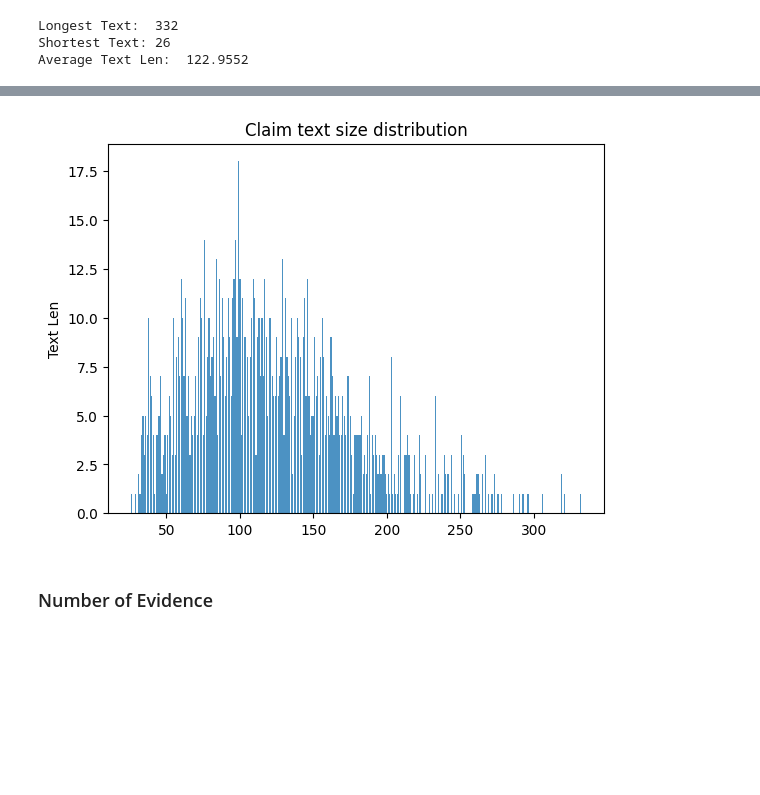
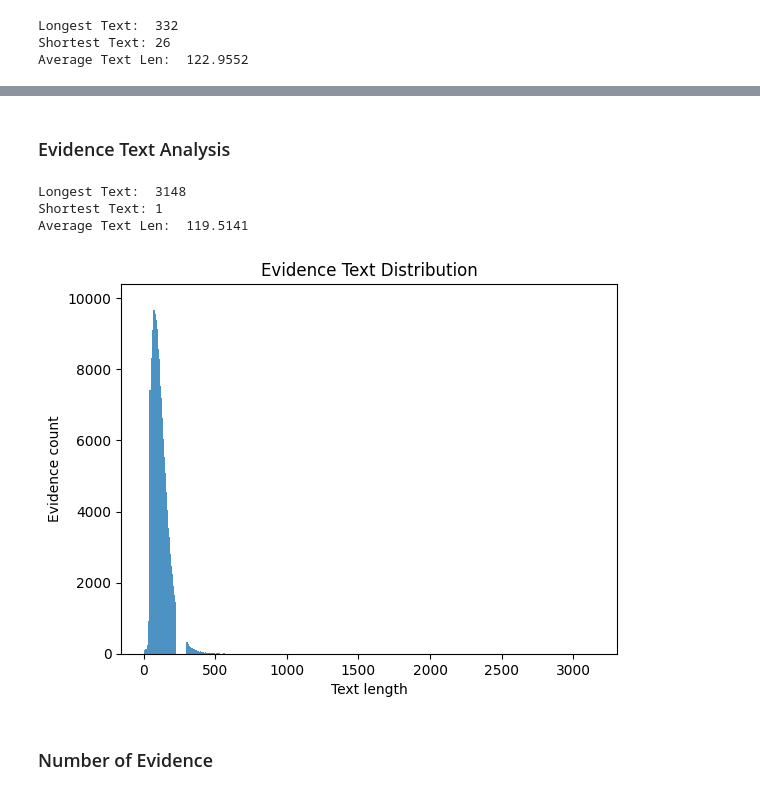
Before and after one commit to yuhsienchiang/fact-check, a Jupyter notebook: data_analysis.ipynb, the cells around one changed output, grey strips where cells are left out. Cells and saved outputs as stored; diff of their text form; code cells hidden in the pictures; blank space fills up the shorter version.

Commit message:
perform more analysis

```diff
--- a/data_analysis.ipynb
+++ b/data_analysis.ipynb
@@ -10,6 +12,7 @@ import pandas as pd
 # %%
 train_claims_json_data = json.load(open("data/train-claims.json"))
 dev_claims_json_data = json.load(open("data/dev-claims.json"))
+test_claims_json_data = json.load(open("data/test-claims-unlabelled.json"))
 evidence_json_data = json.load(open("data/evidence.json"))
 
 label_tags = ["SUPPORTS", "REFUTES", "NOT_ENOUGH_INFO", "DISPUTED"]
@@ -83,16 +156,30 @@ Average Text Len:  122.9552
+# %% [markdown]
+### Evidence Text Analysis
+# %%
+evidence_data["evidence_length"] = evidence_data["evidence"].apply(lambda x: len(x))
+
+print(f"Longest Text:  {evidence_data['evidence_length'].max()}")
+print(f"Shortest Text: {evidence_data['evidence_length'].min()}")
+print(f"Average Text Len: {evidence_data['evidence_length'].mean(): .4f}")
+# %% [output]
+Longest Text:  3148
+Shortest Text: 1
+Average Text Len:  119.5141
 # %%
-train_claim_len_size_counts = train_claims_data.groupby(by=["claim_text_len"]).size().reset_index(name='counts')
+evidence_text_length_counts = evidence_data.groupby(by=["evidence_length"]).size().reset_index(name='counts')
 
-X_pos = train_claim_len_size_counts["claim_text_len"]
-len_count = train_claim_len_size_counts["counts"]
+x_pos = evidence_text_length_counts["evidence_length"]
+evid_len_count = evidence_text_length_counts["counts"]
 
-plt.bar(X_pos, len_count, align='center', alpha=0.8)
-plt.ylabel('Text Len')
-plt.title('Claim text size distribution')
+
+plt.bar(x_pos, evid_len_count, align='center', alpha=0.8)
+plt.ylabel("Evidence count")
+plt.xlabel("Text length")
+plt.title("Evidence Text Distribution")
 
 plt.show()
 # %% [output]
-[figure, old version]
+[figure, new version]
 # %% [markdown]
 ### Number of Evidence
 # %%
```
Also changed, not shown: parts of 23 cells of this notebook.
